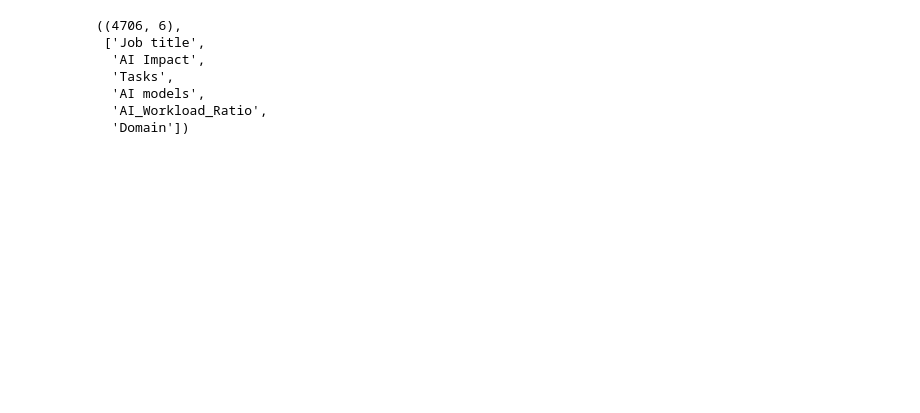
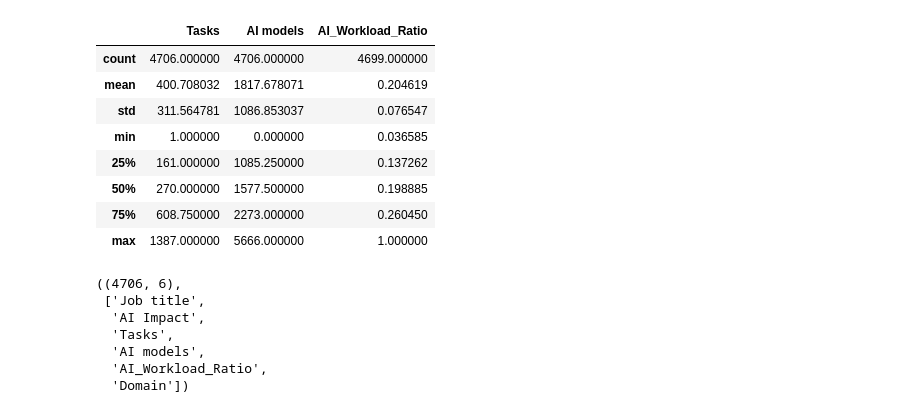
Before and after one commit to Sripriyan/AIvolution, a Jupyter notebook: Untitled.ipynb, the cells around one changed output. Drawn from its saved outputs; the diff is of its cells as text; code cells hidden in the pictures; blank space fills up the shorter version.

```diff
--- a/Untitled.ipynb
+++ b/Untitled.ipynb
@@ -14,3 +16,15 @@ df.shape,df.columns.to_list()
+# %%
+df.describe()
+# %% [output]
+|  | Tasks | AI models | AI_Workload_Ratio |
+| count | 4706.000000 | 4706.000000 | 4699.000000 |
+| mean | 400.708032 | 1817.678071 | 0.204619 |
+| std | 311.564781 | 1086.853037 | 0.076547 |
+| min | 1.000000 | 0.000000 | 0.036585 |
+| 25% | 161.000000 | 1085.250000 | 0.137262 |
+| 50% | 270.000000 | 1577.500000 | 0.198885 |
+| 75% | 608.750000 | 2273.000000 | 0.260450 |
+| max | 1387.000000 | 5666.000000 | 1.000000 |
 # %%
 df=df.drop(columns='Domain')
 # %%
```
Also changed, not shown: parts of 7 cells of this notebook, 2 other files.
